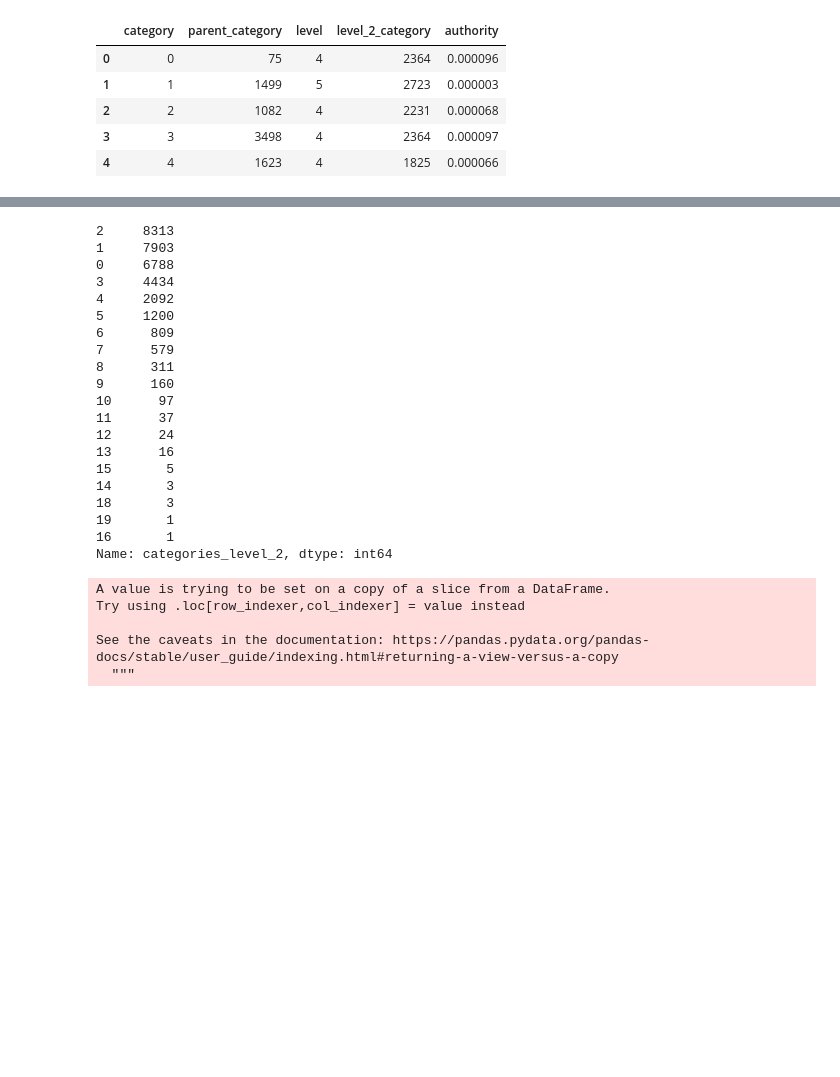
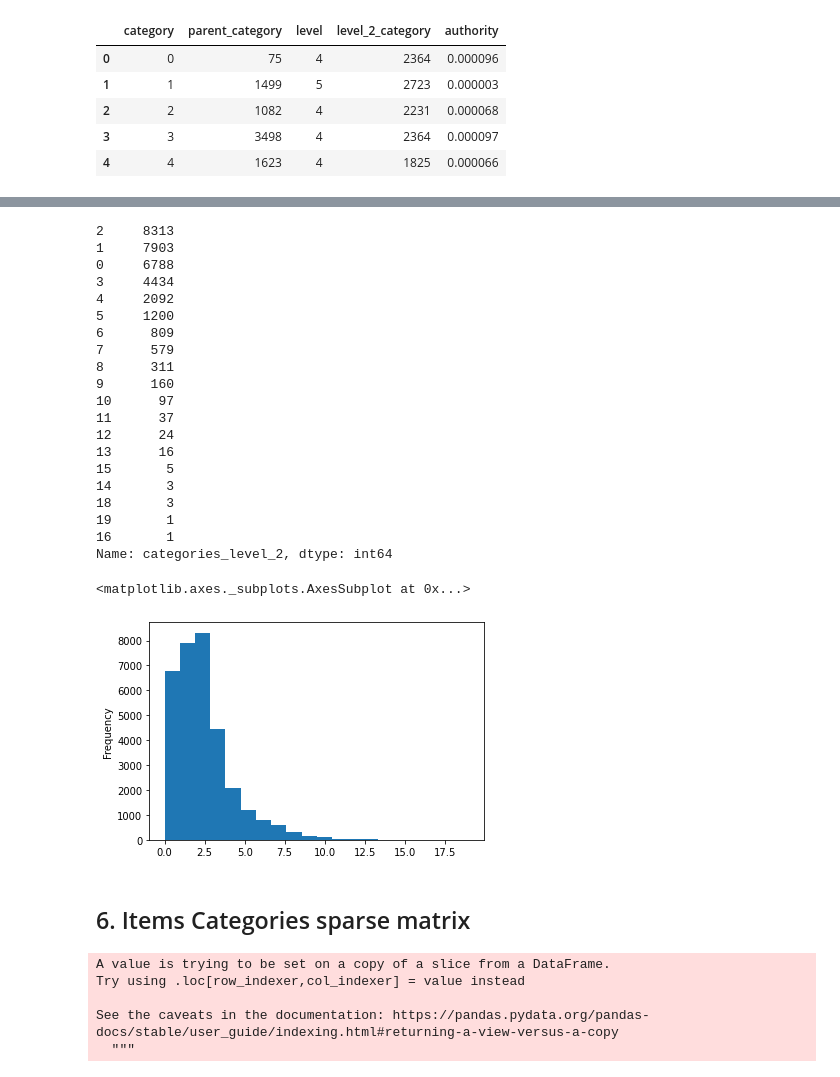
Before and after one commit to simranbhurat/DM2-Project, a Jupyter notebook: eda/DMC_EDA_Categories.ipynb, the cells around one changed output, grey strips where cells are left out. Drawn from its saved outputs; the diff is of its cells as text; code cells hidden in the pictures; blank space fills up the shorter version.

```diff
--- a/eda/DMC_EDA_Categories.ipynb
+++ b/eda/DMC_EDA_Categories.ipynb
@@ -255,34 +295,39 @@ def get_item_categories_level_2(item_categories_string):
         level_2_categories = set()
         for category in item_categories_list:
             level_2_category = processed_hierarchy[
                 processed_hierarchy['category']==category
             ]['level_2_category'].values[0]
             level_2_categories.add(level_2_category)
         return str(list(level_2_categories))
 
 items['categories_level_2'] = items['categories'].apply(get_item_categories_level_2)
-items['categories_level_2'].apply(lambda x: len(eval(x)) if isinstance(x, str) else 0).value_counts()
+print(items['categories_level_2'].apply(lambda x: len(eval(x)) if isinstance(x, str) else 0).value_counts())
+items['categories_level_2'].apply(lambda x: len(eval(x)) if isinstance(x, str) else 0).plot(kind='hist', bins=20)
 # %% [output]
 2     8313
 1     7903
 0     6788
 3     4434
 4     2092
 5     1200
 6      809
 7      579
 8      311
 9      160
 10      97
 11      37
 12      24
 13      16
 15       5
 14       3
 18       3
 19       1
 16       1
 Name: categories_level_2, dtype: int64
+<matplotlib.axes._subplots.AxesSubplot at 0x...>
+[figure, added]
+# %% [markdown]
+## 6. Items Categories sparse matrix
 # %%
 item_category_matrix = items[['itemID', 'categories_level_2']]
 for level_2_category in processed_hierarchy['level_2_category'].unique():
```
Also changed, not shown: parts of 21 cells of this notebook.
